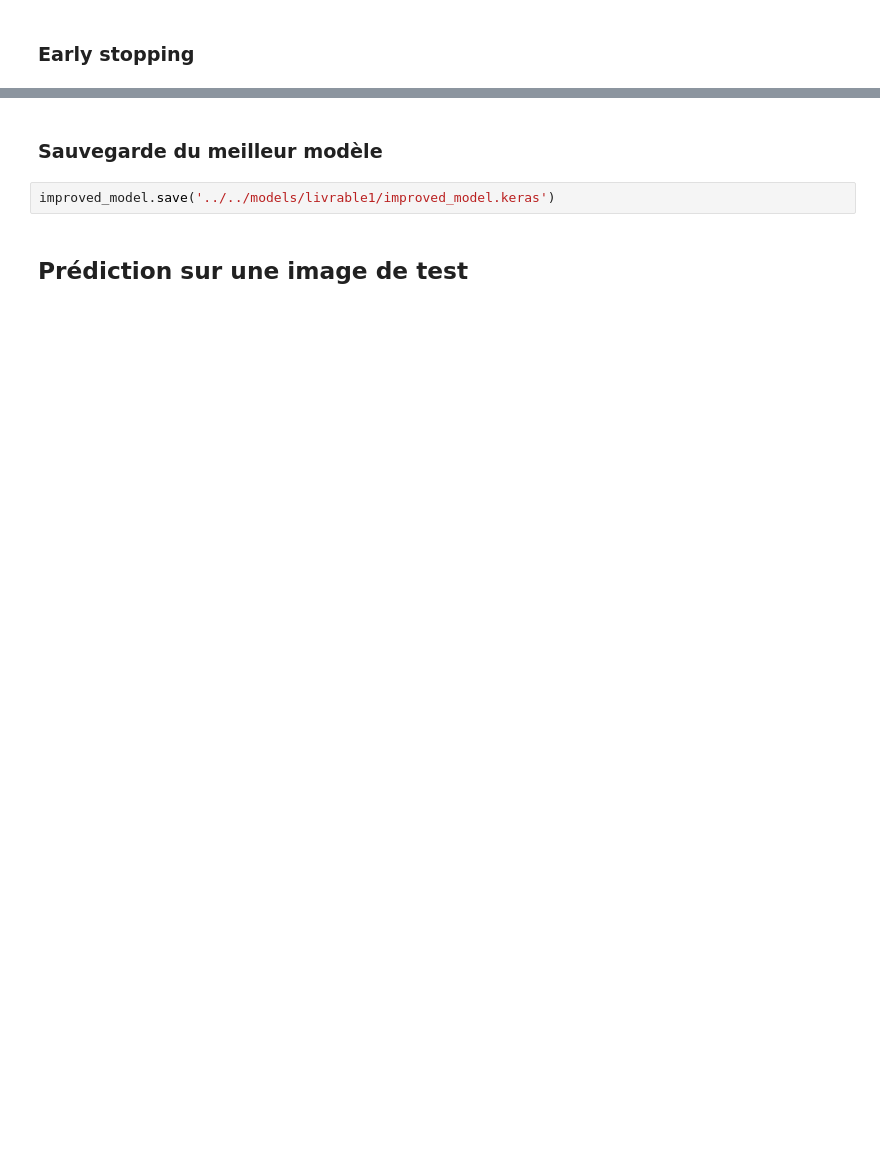
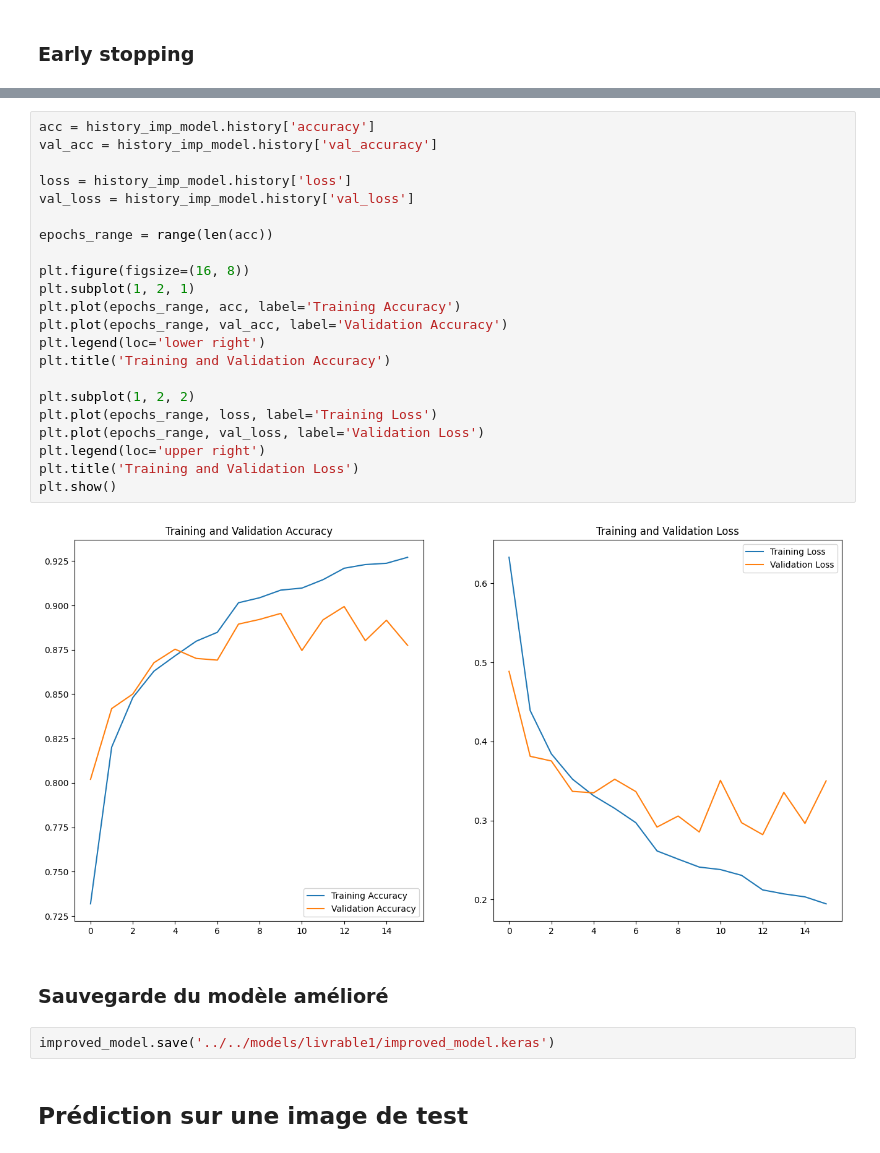
Before and after one commit to Charlyhno-eng/projet-leyenda, a Jupyter notebook: livrables/livrable1/livrable1.ipynb, the cells around one changed output, grey strips where cells are left out. Cells and saved outputs as stored; diff of their text form; blank space fills up the shorter version.

```diff
--- a/livrables/livrable1/livrable1.ipynb
+++ b/livrables/livrable1/livrable1.ipynb
@@ -375,5 +414,29 @@ Epoch 20/20
+# %%
+acc = history_imp_model.history['accuracy']
+val_acc = history_imp_model.history['val_accuracy']
+
+loss = history_imp_model.history['loss']
+val_loss = history_imp_model.history['val_loss']
+
+epochs_range = range(len(acc))
+
+plt.figure(figsize=(16, 8))
+plt.subplot(1, 2, 1)
+plt.plot(epochs_range, acc, label='Training Accuracy')
+plt.plot(epochs_range, val_acc, label='Validation Accuracy')
+plt.legend(loc='lower right')
+plt.title('Training and Validation Accuracy')
+
+plt.subplot(1, 2, 2)
+plt.plot(epochs_range, loss, label='Training Loss')
+plt.plot(epochs_range, val_loss, label='Validation Loss')
+plt.legend(loc='upper right')
+plt.title('Training and Validation Loss')
+plt.show()
+# %% [output]
+[figure, added]
 # %% [markdown]
-### Sauvegarde du meilleur modèle
+### Sauvegarde du modèle amélioré
 # %%
 improved_model.save('../../models/livrable1/improved_model.keras')
 # %% [markdown]
```
Also changed, not shown: parts of 19 cells of this notebook.
